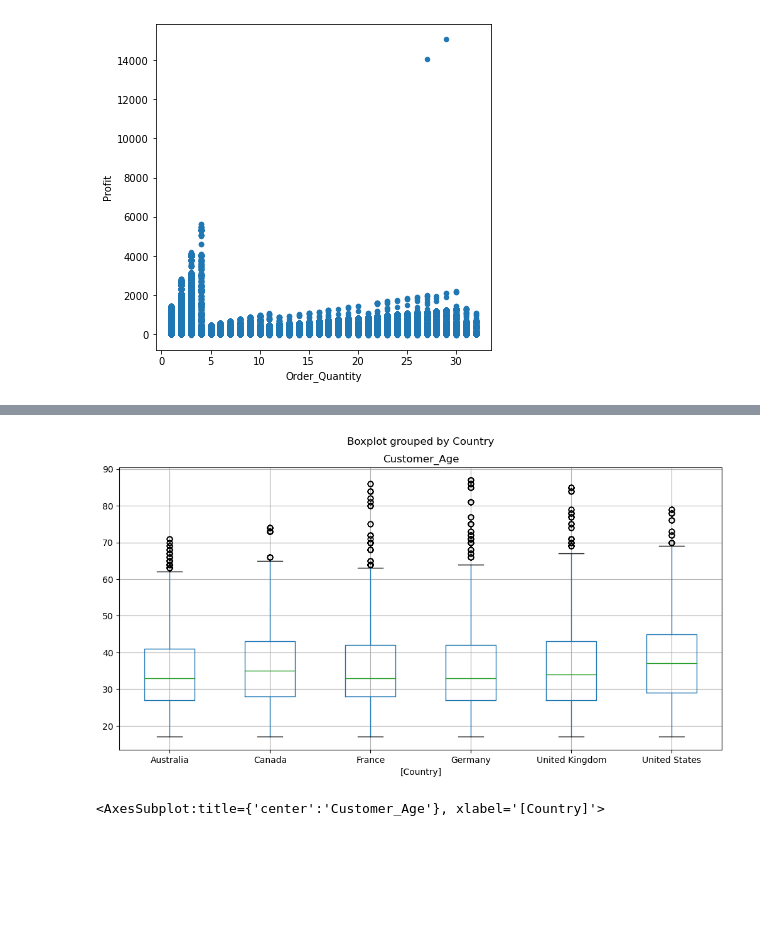
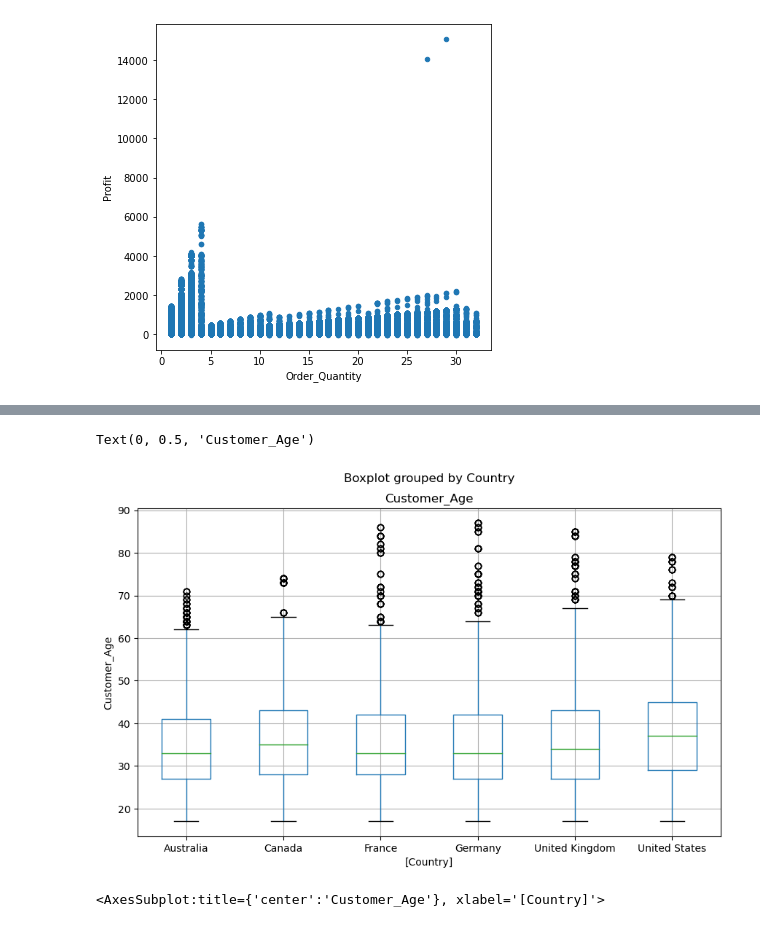
Before and after one commit to gungui98/python-datascience-course, a Jupyter notebook: week_ (1)/Exercises_1.ipynb, the cells around one changed output, grey strips where cells are left out. Cells and saved outputs as stored; diff of their text form; code cells hidden in the pictures; blank space fills up the shorter version.

```diff
--- a/week_ (1)/Exercises_1.ipynb
+++ b/week_ (1)/Exercises_1.ipynb
@@ -312,10 +324,11 @@ ax = sales[['Profit', 'Country']].boxplot (by = 'Country', figsize = (12,6))
 Show a grouped <b>box plot</b> per country with the customer age values.
 # %%
 # your code goes here
-ax = sales[['Customer_Age', 'Country']].boxplot (by = 'Country', figsize = (12, 6))
-#ax.set_xlabel = 'Country'
+ax = sales[['Customer_Age', 'Country']].boxplot(by='Country', figsize=(10,6))
+ax.set_ylabel('Customer_Age')
 # %% [output]
+Text(0, 0.5, 'Customer_Age')
-[figure, old version]
+[figure, new version]
 # %%
 # %% [output]
 <AxesSubplot:title={'center':'Customer_Age'}, xlabel='[Country]'>
```
Also changed, not shown: parts of 41 cells of this notebook, 17 other files.
